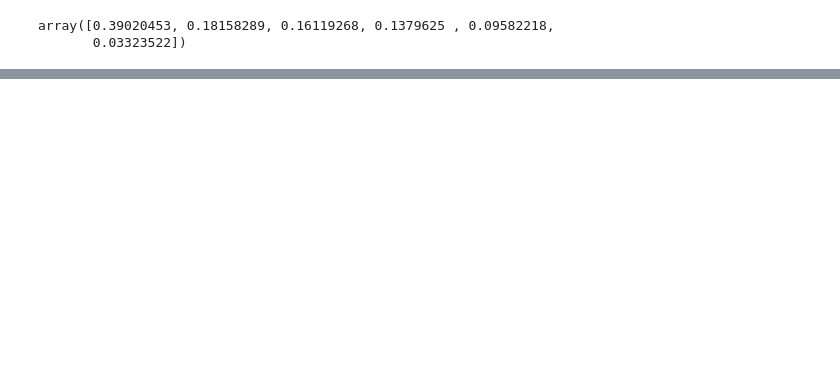
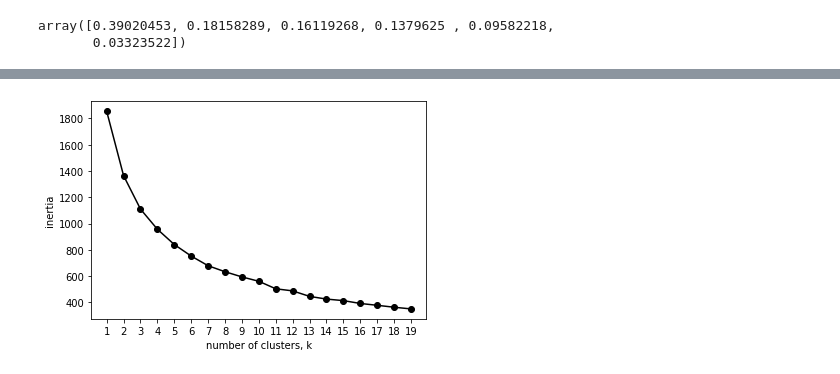
Before and after one commit to JohnOnt/Tennis_Classification, a Jupyter notebook: classify.ipynb, the cells around one changed output, grey strips where cells are left out. Drawn from its saved outputs; the diff is of its cells as text; code cells hidden in the pictures; blank space fills up the shorter version.

```diff
--- a/classify.ipynb
+++ b/classify.ipynb
@@ -249,0 +254,25 @@ array([0.39020453, 0.18158289, 0.16119268, 0.1379625 , 0.09582218,
+# %%
+inertias = []
+
+K = range(1,20)
+
+for k in K:
+    km = KMeans(
+        init='random',
+        n_clusters=k,
+        n_init=10,
+        max_iter=300,
+        random_state=98
+    )
+
+    km = km.fit(PCA_components[:,:4])
+    inertias.append(km.inertia_)
+
+
+plt.plot(K, inertias, '-o', color='black')
+plt.xlabel('number of clusters, k')
+plt.ylabel('inertia')
+plt.xticks(K)
+plt.show()
+# %% [output]
+[figure, added]
```
Also changed, not shown: parts of 2 cells of this notebook.
